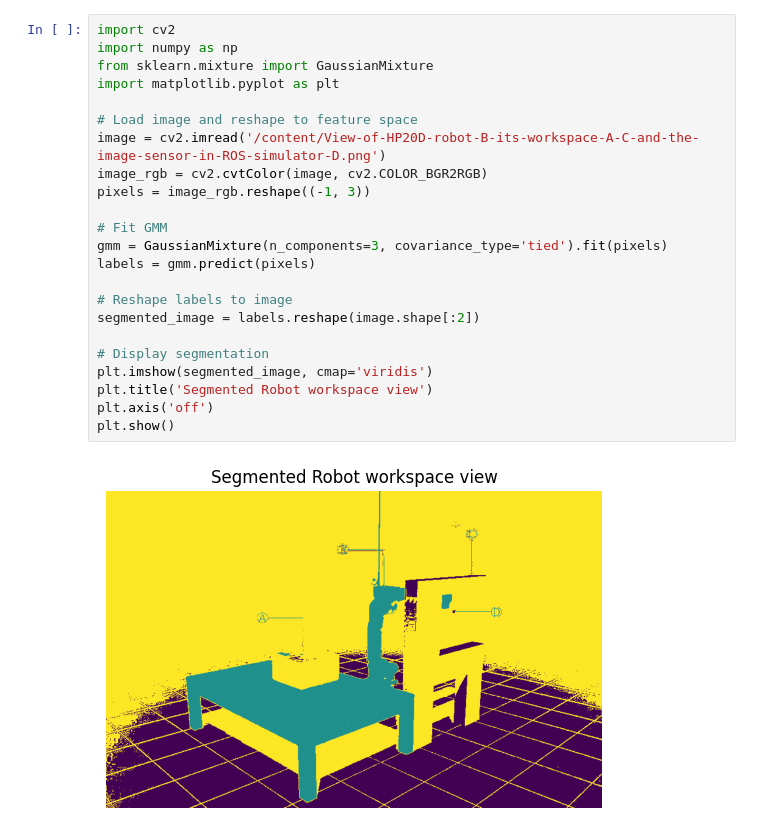
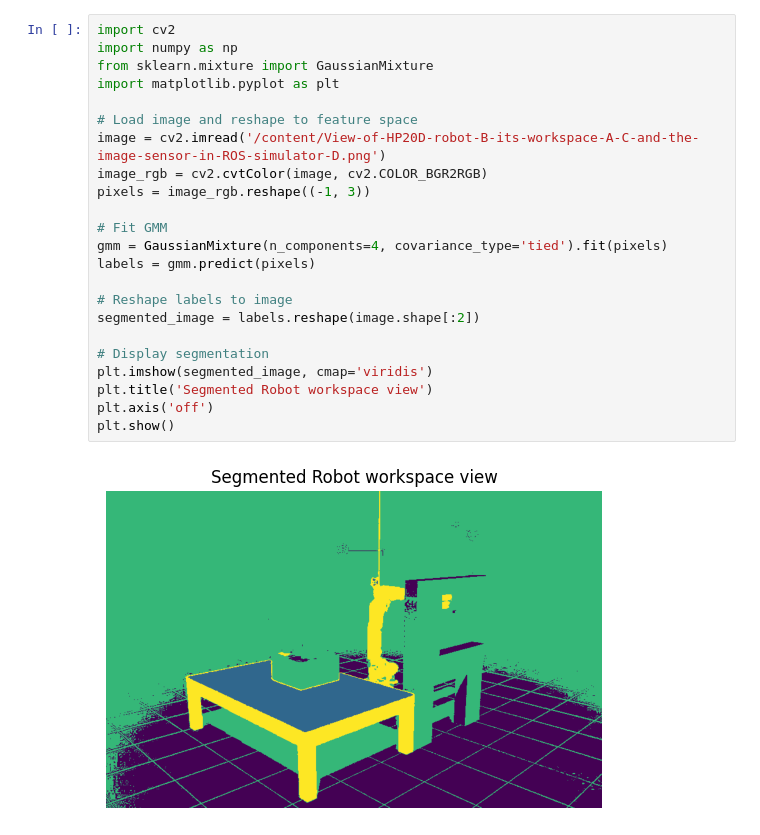
Before and after one commit to Solomon-Gebrehiwot/ml_mdls, a Jupyter notebook: Image_segmentation_using_GMM.ipynb, the cells around one changed output. Cells and saved outputs as stored; diff of their text form.

```diff
--- a/Image_segmentation_using_GMM.ipynb
+++ b/Image_segmentation_using_GMM.ipynb
@@ -3,25 +3,25 @@
 # %%
 import cv2
 import numpy as np
 from sklearn.mixture import GaussianMixture
 import matplotlib.pyplot as plt
 
 # Load image and reshape to feature space
 image = cv2.imread('/content/View-of-HP20D-robot-B-its-workspace-A-C-and-the-image-sensor-in-ROS-simulator-D.png')
 image_rgb = cv2.cvtColor(image, cv2.COLOR_BGR2RGB)
 pixels = image_rgb.reshape((-1, 3))
 
 # Fit GMM
-gmm = GaussianMixture(n_components=3, covariance_type='tied').fit(pixels)
+gmm = GaussianMixture(n_components=4, covariance_type='tied').fit(pixels)
 labels = gmm.predict(pixels)
 
 # Reshape labels to image
 segmented_image = labels.reshape(image.shape[:2])
 
 # Display segmentation
 plt.imshow(segmented_image, cmap='viridis')
 plt.title('Segmented Robot workspace view')
 plt.axis('off')
 plt.show()
 # %% [output]
-[figure, old version]
+[figure, new version]
```
Also changed, not shown: parts of 1 cell of this notebook.
